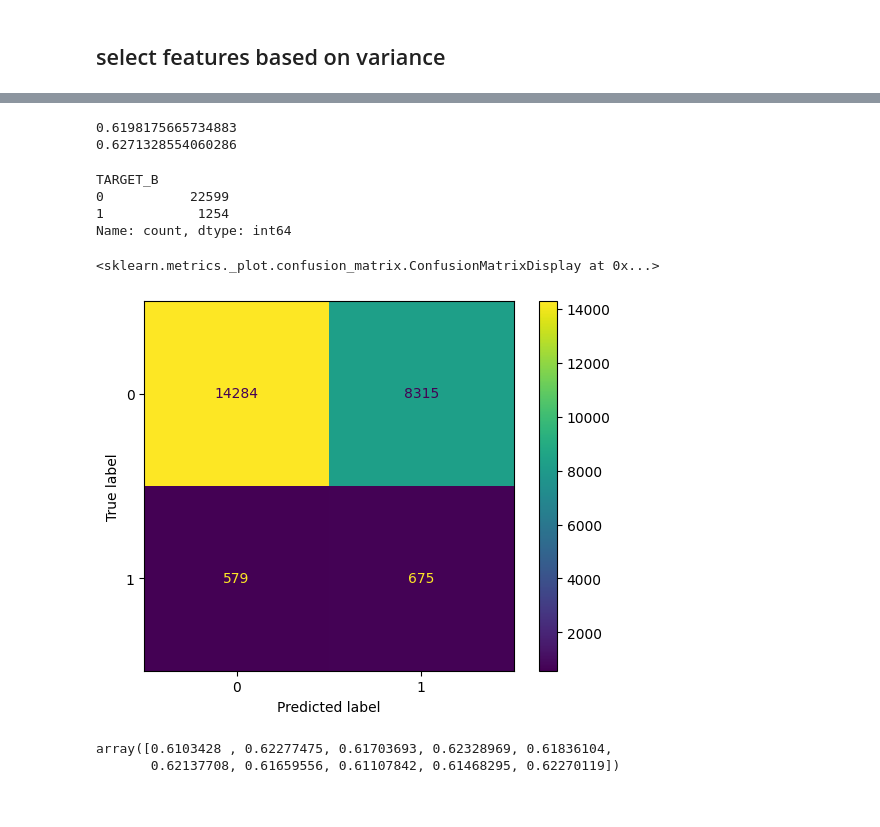
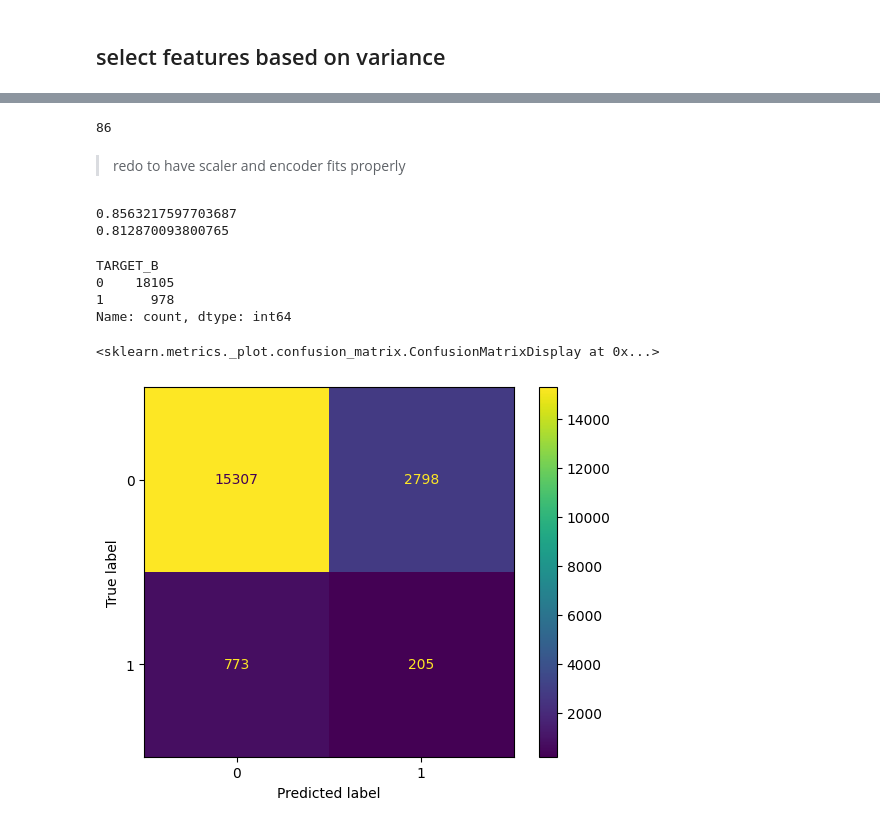
Before and after one commit to jeaend/Healthcare_for_All_Donations_Model, a Jupyter notebook: 8-Random_Forst_Pre_Feature_Selection.ipynb, the cells around one changed output, grey strips where cells are left out. Saved outputs shown, nothing was run; the diff lists cells and outputs as text; code cells hidden in the pictures.

```diff
--- a/8-Random_Forst_Pre_Feature_Selection.ipynb
+++ b/8-Random_Forst_Pre_Feature_Selection.ipynb
@@ -122,0 +171,13 @@ selected_columns_train.to_list()
+# %%
+selected_columns = selected_columns_train.to_list()
+len(selected_columns)
+# %% [output]
+86
+# %% [markdown]
+>redo to have scaler and encoder fits properly
+# %%
+X = data[selected_columns]
+y = data['TARGET_B']
+# %%
+# Split the data into training and testing sets
+X_train, X_test, y_train, y_test = train_test_split(X, y, test_size=0.2, random_state=42)
@@ -123,27 +218,36 @@ selected_columns_train.to_list()
+# %%
+# upsameple again
+# from imblearn.over_sampling import SMOTE
+
+# Instantiate SMOTE
+smote = SMOTE(random_state=42)
+
+# Apply SMOTE to the training data only
+X_train, y_train = smote.fit_resample(X_train, y_train)
 # %%
 clf = RandomForestClassifier(max_depth=5, # max number of questions to ask
                              min_samples_split=20, # amount of rows still considered at every question
                              min_samples_leaf =20, # ultimate answer based on at least this many rows
                              max_samples=0.8, # fraction of X-train to use in each tree
                              random_state=42)
-clf.fit(X_var_train, y_train)
-print(clf.score(X_var_train, y_train))
-print(clf.score(X_var_test, y_test))
+clf.fit(X_train, y_train)
+print(clf.score(X_train, y_train))
+print(clf.score(X_test, y_test))
 
 y_pred = clf.predict(X_var_test)
 display(y_test.value_counts())
 
 from sklearn.metrics import confusion_matrix, ConfusionMatrixDisplay
 cm = confusion_matrix(y_test, y_pred)
 cm_display = ConfusionMatrixDisplay(confusion_matrix=cm, display_labels=clf.classes_)
 cm_display.plot()
 # %% [output]
-0.6198175665734883
-0.6271328554060286
+0.8563217597703687
+0.812870093800765
 TARGET_B
-0           22599
-1            1254
+0    18105
+1      978
 Name: count, dtype: int64
 <sklearn.metrics._plot.confusion_matrix.ConfusionMatrixDisplay at 0x...>
-[figure, old version]
+[figure, new version]
 # %%
@@ -152,5 +255,0 @@ recall_scores = cross_val_score(clf, X_train, y_train, cv=10, scoring='recall_ma
-# %%
-recall_scores
-# %% [output]
-array([0.6103428 , 0.62277475, 0.61703693, 0.62328969, 0.61836104,
-       0.62137708, 0.61659556, 0.61107842, 0.61468295, 0.62270119])
```
Also changed, not shown: parts of 33 cells of this notebook, 6 other files.
